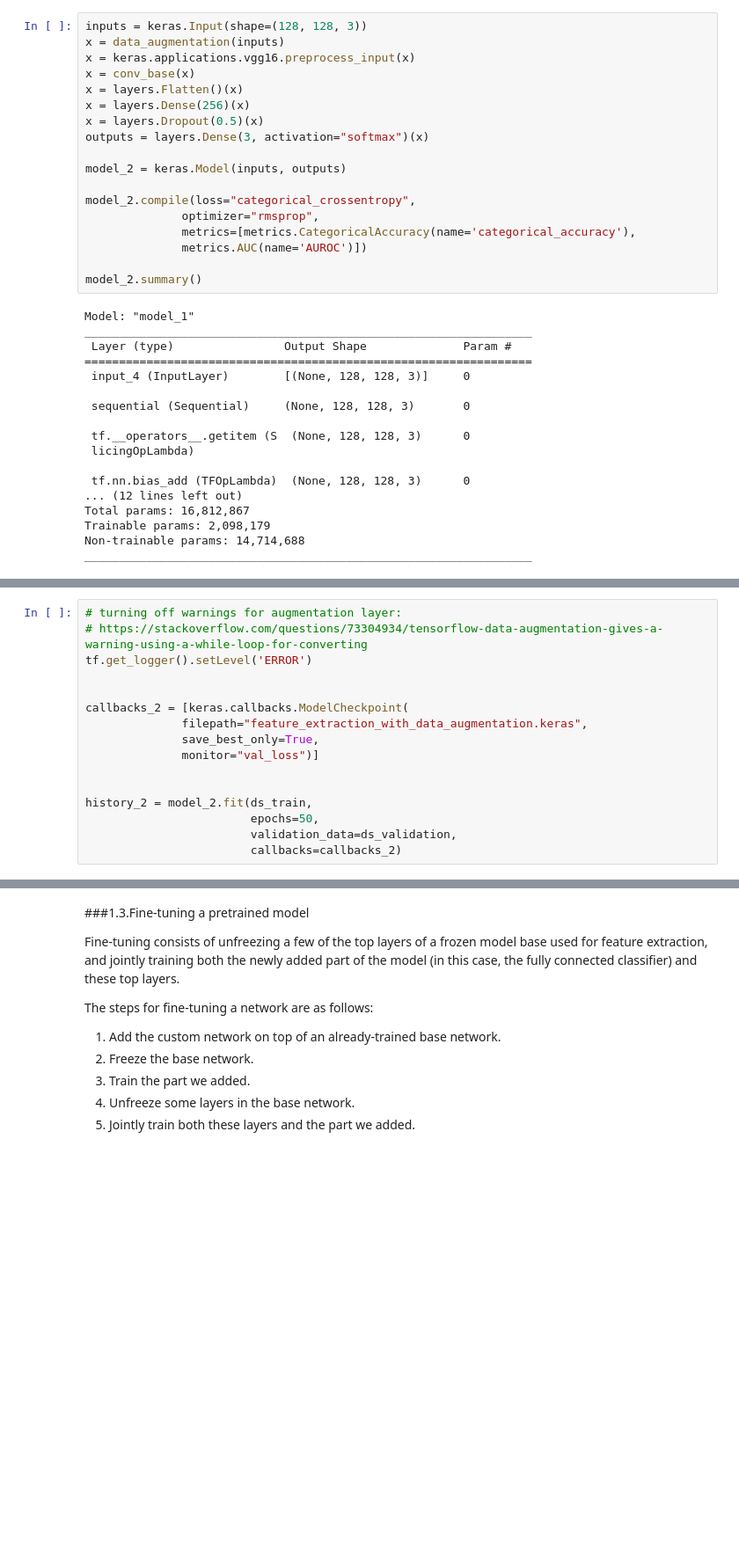
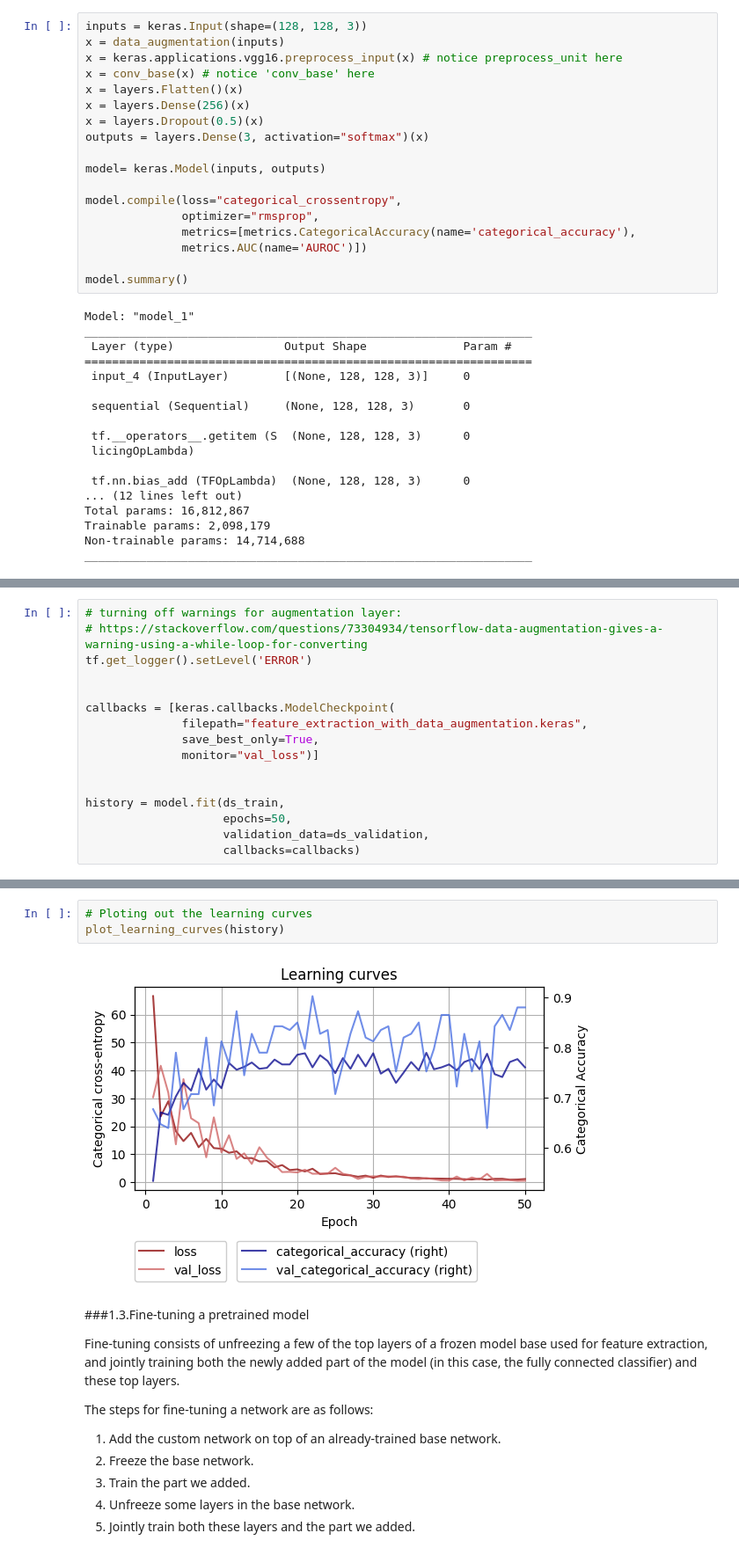
Before and after one commit to iryna-savchuk/DL_project, a Jupyter notebook: Optional 1. Transfer_Learning.ipynb, the cells around one changed output, grey strips where cells are left out. Shown at 88% size. Saved outputs shown, nothing was run; the diff lists cells and outputs as text; blank space fills up the shorter version.

```diff
--- a/Optional 1. Transfer_Learning.ipynb
+++ b/Optional 1. Transfer_Learning.ipynb
@@ -316,21 +346,21 @@ data_augmentation = Sequential([layers.RandomFlip(),
 # %%
 inputs = keras.Input(shape=(128, 128, 3))
 x = data_augmentation(inputs)
-x = keras.applications.vgg16.preprocess_input(x)
-x = conv_base(x)
+x = keras.applications.vgg16.preprocess_input(x) # notice preprocess_unit here
+x = conv_base(x) # notice 'conv_base' here
 x = layers.Flatten()(x)
 x = layers.Dense(256)(x)
 x = layers.Dropout(0.5)(x)
 outputs = layers.Dense(3, activation="softmax")(x)
 
-model_2 = keras.Model(inputs, outputs)
+model= keras.Model(inputs, outputs)
 
-model_2.compile(loss="categorical_crossentropy",
+model.compile(loss="categorical_crossentropy",
               optimizer="rmsprop",
               metrics=[metrics.CategoricalAccuracy(name='categorical_accuracy'),
               metrics.AUC(name='AUROC')])
 
-model_2.summary()
+model.summary()
 # %% [output]
 Model: "model_1"
 _________________________________________________________________
@@ -359,15 +389,15 @@ Let’s train the model. Thanks to data augmentation, it will take much longer f
 tf.get_logger().setLevel('ERROR')
 
 
-callbacks_2 = [keras.callbacks.ModelCheckpoint(
+callbacks = [keras.callbacks.ModelCheckpoint(
               filepath="feature_extraction_with_data_augmentation.keras",
               save_best_only=True,
               monitor="val_loss")]
 
 
-history_2 = model_2.fit(ds_train,
-                        epochs=50,
-                        validation_data=ds_validation,
-                        callbacks=callbacks_2)
+history = model.fit(ds_train,
+                    epochs=50,
+                    validation_data=ds_validation,
+                    callbacks=callbacks)
 # %% [output]
 Epoch 1/50
@@ -418,3 +420,8 @@ print(result)
+# %%
+# Ploting out the learning curves
+plot_learning_curves(history)
+# %% [output]
+[figure, added]
 # %% [markdown]
 ###1.3.Fine-tuning a pretrained model
 
```
Also changed, not shown: parts of 52 cells of this notebook.
